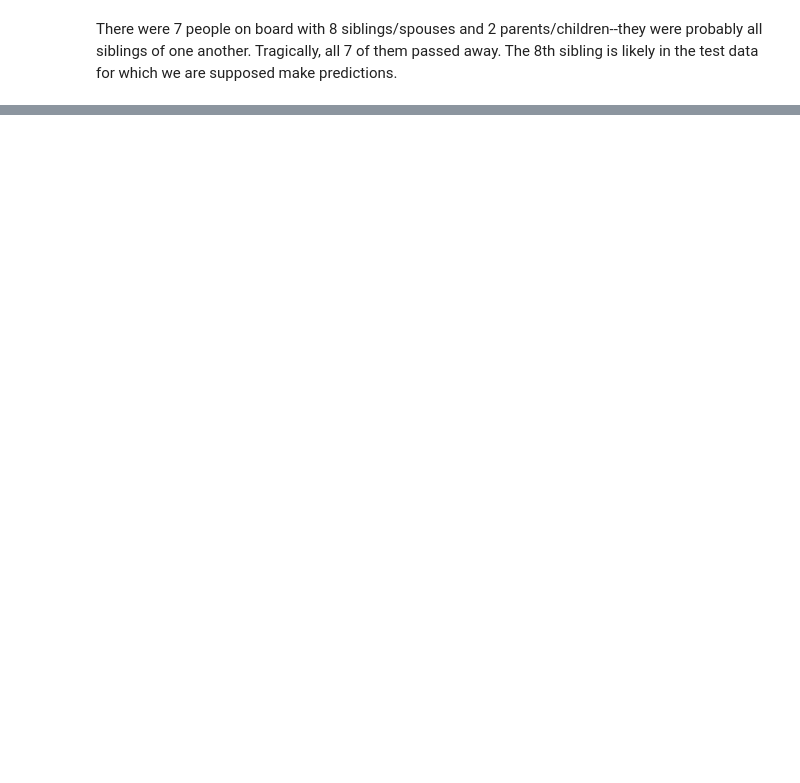
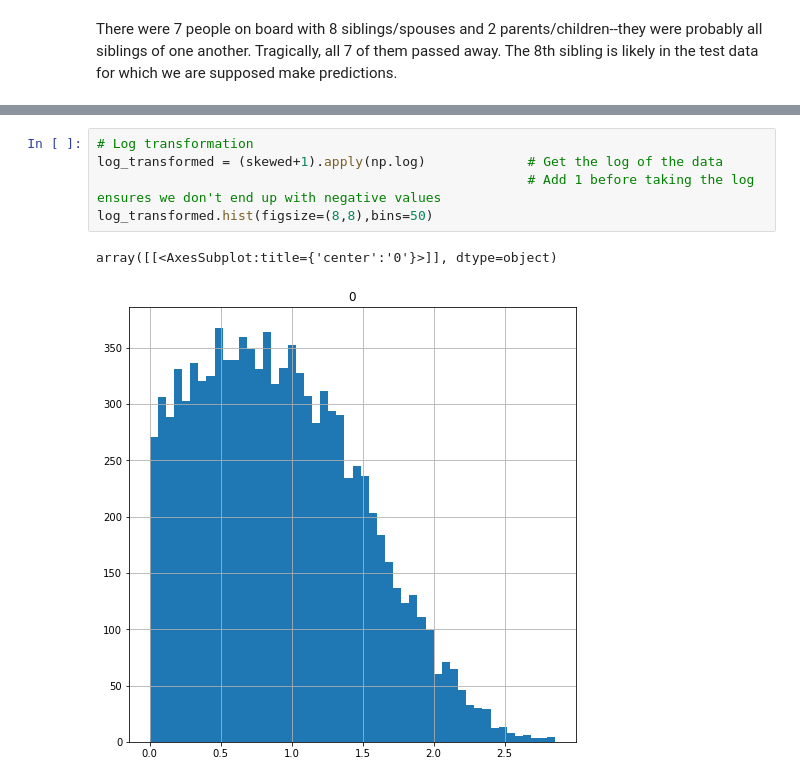
Before and after one commit to micaelasinger/PythonForDataAnalysis, a Jupyter notebook: Python for Data Analysis.ipynb, the cells around one changed output, grey strips where cells are left out. Cells and saved outputs as stored; diff of their text form; blank space fills up the shorter version.

```diff
--- a/Python for Data Analysis.ipynb
+++ b/Python for Data Analysis.ipynb
@@ -2201,0 +2476,8 @@ There were 7 people on board with 8 siblings/spouses and 2 parents/children--the
+# %%
+# Log transformation
+log_transformed = (skewed+1).apply(np.log)             # Get the log of the data
+                                                       # Add 1 before taking the log ensures we don't end up with negative values
+log_transformed.hist(figsize=(8,8),bins=50)
+# %% [output]
+array([[<AxesSubplot:title={'center':'0'}>]], dtype=object)
+[figure, added]
```
Also changed, not shown: parts of 52 cells of this notebook.
